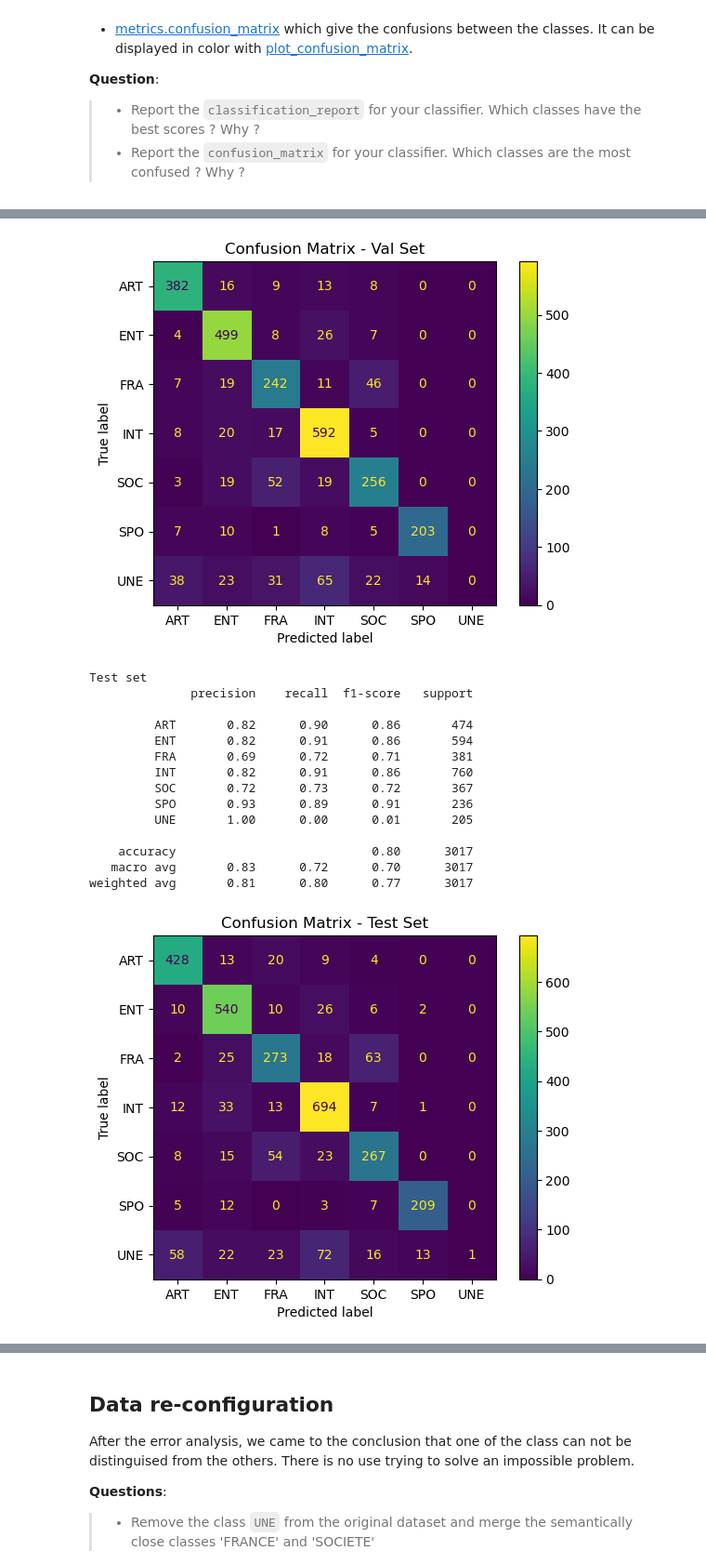
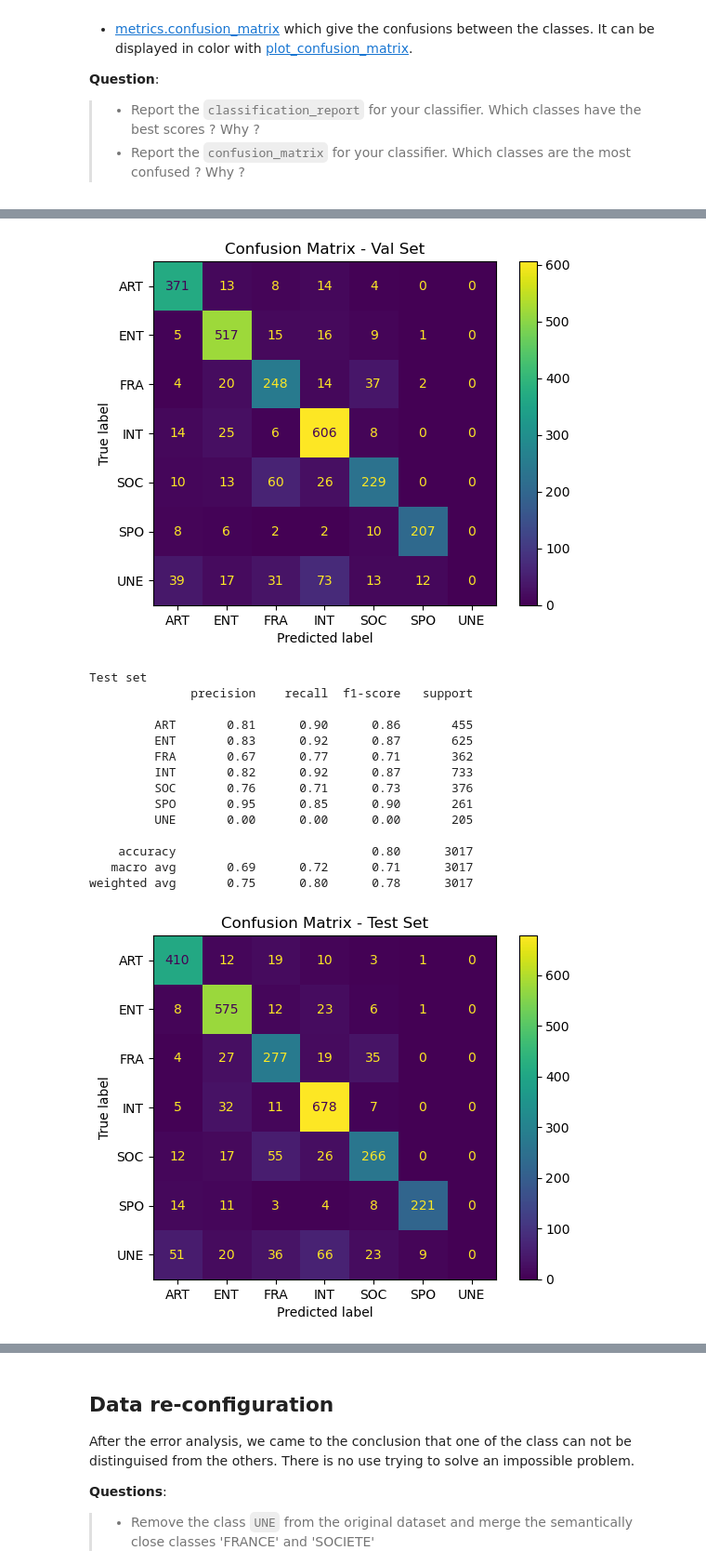
Before and after one commit to yanisrem/nlp-lab-text-classification, a Jupyter notebook: TextClassification_LeMonde.ipynb, the cells around one changed output, grey strips where cells are left out. Shown at 93% size. Saved outputs shown, nothing was run; the diff lists cells and outputs as text; code cells hidden in the pictures.

```diff
--- a/TextClassification_LeMonde.ipynb
+++ b/TextClassification_LeMonde.ipynb
@@ -133,5 +134,5 @@ from sklearn.model_selection import train_test_split
 X = df["text"].values
 y = df["category"].values
 
-X_train, X_test, y_train, y_test = train_test_split(X, y, test_size=0.1, random_state=123)
-X_train, X_val, y_train, y_val = train_test_split(X_train, y_train, test_size=0.1, random_state=123)
+X_train, X_test, y_train, y_test = train_test_split(X, y, stratify = y, test_size = 0.1, random_state = 123)
+X_train, X_val, y_train, y_val = train_test_split(X_train, y_train, stratify = y_train, test_size = 0.1, random_state = 123)
@@ -306,27 +308,17 @@ dico_train_score_3 = {}
 dico_val_score_3 = {}
 dico_test_score_3 = {}
 
-for max_feat in range(12500, 15100, 100):
+for max_feat in range(10000, 17600, 100):
     print("Max features : {}".format(max_feat))
-    count_transformer = CountVectorizer(max_features=max_feat)
-    tf_transformer = TfidfTransformer()
-
-    pipeline = Pipeline([('count_vec', count_transformer),
-                        ('tf_transformer', tf_transformer)])
-
-    pipeline.fit(X_train)
-    X_train_tf = pipeline.transform(X_train)
-    X_val_tf = pipeline.transform(X_val)
-    X_test_tf = pipeline.transform(X_test)
-
-    clf = MultinomialNB()
+    pipeline = Pipeline([('count_vec', CountVectorizer(max_features=max_feat)),
+                        ('tf_transformer', TfidfTransformer()),
+                        ('classifier', MultinomialNB())])
     # Train
-    clf.fit(X_train_tf, y_train)
-
+    pipeline.fit(X_train, y_train)
     # Eval
-    train_score = clf.score(X_train_tf, y_train)
-    val_score = clf.score(X_val_tf, y_val)
-    test_score = clf.score(X_test_tf, y_test)
+    train_score = pipeline.score(X_train, y_train)
+    val_score = pipeline.score(X_val, y_val)
+    test_score = pipeline.score(X_test, y_test)
 
     dico_train_score_3[max_feat] = train_score
     dico_val_score_3[max_feat] = val_score
@@ -385,7 +377,7 @@ from sklearn.metrics import classification_report, ConfusionMatrixDisplay, confu
 
 # YOUR CODE HERE
 
-pipeline = Pipeline([('count_vec', CountVectorizer(max_features=13600)),
+pipeline = Pipeline([('count_vec', CountVectorizer(max_features=best_param)),
                     ('tf_transformer', TfidfTransformer()),
                     (('classifier', MultinomialNB()))])
 
@@ -432,17 +424,17 @@ Validation set
 weighted avg       0.75      0.80      0.77      2715
-[figure, old version]
+[figure, new version]
 Test set
               precision    recall  f1-score   support
 
-         ART       0.82      0.90      0.86       474
-         ENT       0.82      0.91      0.86       594
-         FRA       0.69      0.72      0.71       381
-         INT       0.82      0.91      0.86       760
-         SOC       0.72      0.73      0.72       367
-         SPO       0.93      0.89      0.91       236
-         UNE       1.00      0.00      0.01       205
+         ART       0.81      0.90      0.86       455
+         ENT       0.83      0.92      0.87       625
+         FRA       0.67      0.77      0.71       362
+         INT       0.82      0.92      0.87       733
+         SOC       0.76      0.71      0.73       376
+         SPO       0.95      0.85      0.90       261
+         UNE       0.00      0.00      0.00       205
 
     accuracy                           0.80      3017
-   macro avg       0.83      0.72      0.70      3017
-weighted avg       0.81      0.80      0.77      3017
+   macro avg       0.69      0.72      0.71      3017
+weighted avg       0.75      0.80      0.78      3017
-[figure, old version]
+[figure, new version]
```
Also changed, not shown: parts of 28 cells of this notebook.
